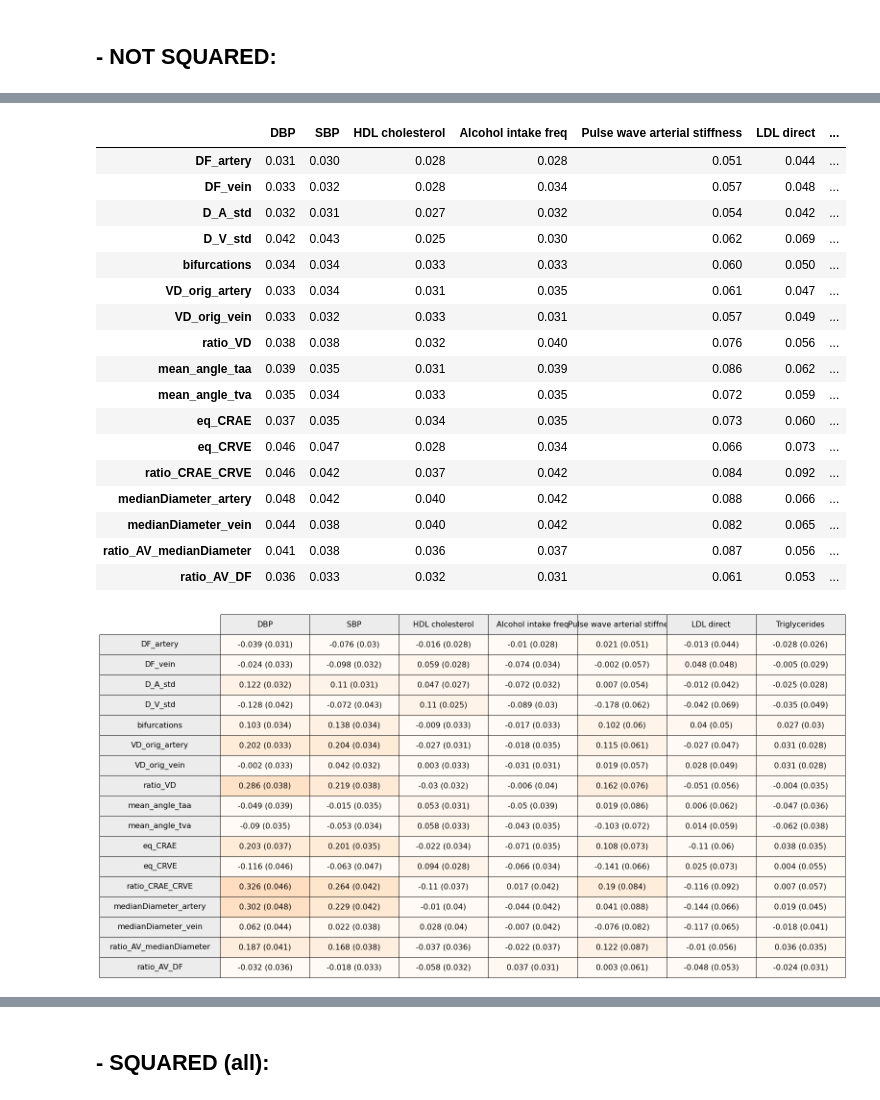
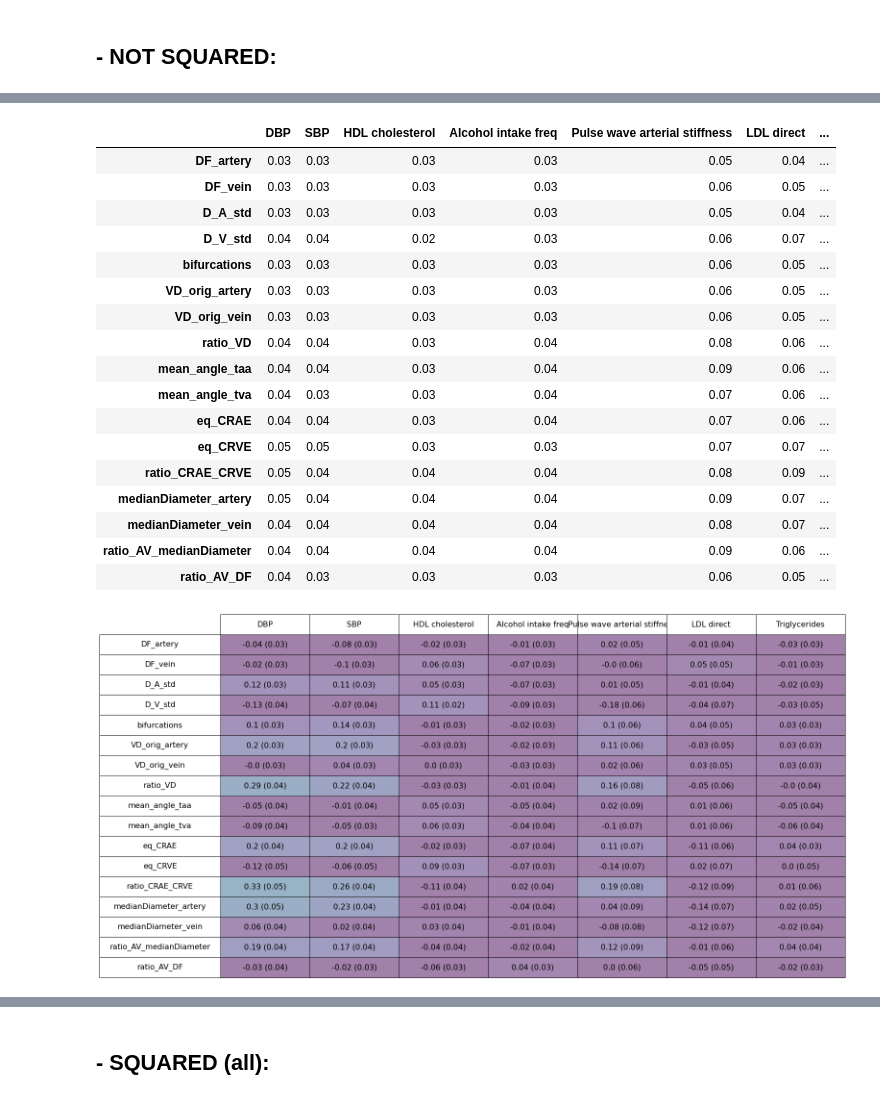
Before and after one commit to BergmannLab/retina-phenotypes, a Jupyter notebook: complementary/GWAS_postprocessing/ldsr_correlation/gcorr_diseases_ldsr.ipynb, the cells around one changed output, grey strips where cells are left out. Drawn from its saved outputs; the diff is of its cells as text; code cells hidden in the pictures.

```diff
--- a/complementary/GWAS_postprocessing/ldsr_correlation/gcorr_diseases_ldsr.ipynb
+++ b/complementary/GWAS_postprocessing/ldsr_correlation/gcorr_diseases_ldsr.ipynb
@@ -180,14 +180,14 @@ def read_ldsr(traits_files, traits_col_index):
                     #print(line)
                     split = line.split()
                     if('gencov:' in split):
-                        df_cov.iloc[i][j] = round(float(split[ split.index('gencov:') +1 ]),3)
-                        df_cov.iloc[j][i] = round(float(split[ split.index('gencov:') +1 ]),3)
+                        df_cov.iloc[i][j] = round(float(split[ split.index('gencov:') +1 ]),2)
+                        df_cov.iloc[j][i] = round(float(split[ split.index('gencov:') +1 ]),2)
                         #print(split)
                     if('Correlation:' in split):
                         #print(line)
                         #print(split)
-                        df_corr.iloc[i][j] = round(float(split[ split.index('Correlation:') +1 ]),3)
-                        df_corr.iloc[j][i] = round(float(split[ split.index('Correlation:') +1 ]),3)
+                        df_corr.iloc[i][j] = round(float(split[ split.index('Correlation:') +1 ]),2)
+                        df_corr.iloc[j][i] = round(float(split[ split.index('Correlation:') +1 ]),2)
                         #print(array2)
                         #print(split )
                         #print( df_corr.iloc[i][j], float(split[ split.index('Correlation:') +1 ]) )
@@ -244,58 +244,62 @@ for col in df_std_simpl.columns:
     df_std_simpl[col] = df_std_simpl[col].str.replace(")", "", regex=True)
 
 df_std_simpl = df_std_simpl.astype(float)
-df_std_simpl = df_std_simpl.round(3)
+df_std_simpl = df_std_simpl.round(2)
 df_std_simpl
 # %% [output]
 |  | DBP | SBP | HDL cholesterol | Alcohol intake freq | Pulse wave arterial stiffness | LDL direct | ... |
-| DF_artery | 0.031 | 0.030 | 0.028 | 0.028 | 0.051 | 0.044 | ... |
-| DF_vein | 0.033 | 0.032 | 0.028 | 0.034 | 0.057 | 0.048 | ... |
-| D_A_std | 0.032 | 0.031 | 0.027 | 0.032 | 0.054 | 0.042 | ... |
-| D_V_std | 0.042 | 0.043 | 0.025 | 0.030 | 0.062 | 0.069 | ... |
-| bifurcations | 0.034 | 0.034 | 0.033 | 0.033 | 0.060 | 0.050 | ... |
-| VD_orig_artery | 0.033 | 0.034 | 0.031 | 0.035 | 0.061 | 0.047 | ... |
-| VD_orig_vein | 0.033 | 0.032 | 0.033 | 0.031 | 0.057 | 0.049 | ... |
-| ratio_VD | 0.038 | 0.038 | 0.032 | 0.040 | 0.076 | 0.056 | ... |
-| mean_angle_taa | 0.039 | 0.035 | 0.031 | 0.039 | 0.086 | 0.062 | ... |
-| mean_angle_tva | 0.035 | 0.034 | 0.033 | 0.035 | 0.072 | 0.059 | ... |
-| eq_CRAE | 0.037 | 0.035 | 0.034 | 0.035 | 0.073 | 0.060 | ... |
-| eq_CRVE | 0.046 | 0.047 | 0.028 | 0.034 | 0.066 | 0.073 | ... |
-| ratio_CRAE_CRVE | 0.046 | 0.042 | 0.037 | 0.042 | 0.084 | 0.092 | ... |
-| medianDiameter_artery | 0.048 | 0.042 | 0.040 | 0.042 | 0.088 | 0.066 | ... |
-| medianDiameter_vein | 0.044 | 0.038 | 0.040 | 0.042 | 0.082 | 0.065 | ... |
-| ratio_AV_medianDiameter | 0.041 | 0.038 | 0.036 | 0.037 | 0.087 | 0.056 | ... |
-| ratio_AV_DF | 0.036 | 0.033 | 0.032 | 0.031 | 0.061 | 0.053 | ... |
+| DF_artery | 0.03 | 0.03 | 0.03 | 0.03 | 0.05 | 0.04 | ... |
+| DF_vein | 0.03 | 0.03 | 0.03 | 0.03 | 0.06 | 0.05 | ... |
+| D_A_std | 0.03 | 0.03 | 0.03 | 0.03 | 0.05 | 0.04 | ... |
+| D_V_std | 0.04 | 0.04 | 0.02 | 0.03 | 0.06 | 0.07 | ... |
+| bifurcations | 0.03 | 0.03 | 0.03 | 0.03 | 0.06 | 0.05 | ... |
+| VD_orig_artery | 0.03 | 0.03 | 0.03 | 0.03 | 0.06 | 0.05 | ... |
+| VD_orig_vein | 0.03 | 0.03 | 0.03 | 0.03 | 0.06 | 0.05 | ... |
+| ratio_VD | 0.04 | 0.04 | 0.03 | 0.04 | 0.08 | 0.06 | ... |
+| mean_angle_taa | 0.04 | 0.04 | 0.03 | 0.04 | 0.09 | 0.06 | ... |
+| mean_angle_tva | 0.04 | 0.03 | 0.03 | 0.04 | 0.07 | 0.06 | ... |
+| eq_CRAE | 0.04 | 0.04 | 0.03 | 0.04 | 0.07 | 0.06 | ... |
+| eq_CRVE | 0.05 | 0.05 | 0.03 | 0.03 | 0.07 | 0.07 | ... |
+| ratio_CRAE_CRVE | 0.05 | 0.04 | 0.04 | 0.04 | 0.08 | 0.09 | ... |
+| medianDiameter_artery | 0.05 | 0.04 | 0.04 | 0.04 | 0.09 | 0.07 | ... |
+| medianDiameter_vein | 0.04 | 0.04 | 0.04 | 0.04 | 0.08 | 0.07 | ... |
+| ratio_AV_medianDiameter | 0.04 | 0.04 | 0.04 | 0.04 | 0.09 | 0.06 | ... |
+| ratio_AV_DF | 0.04 | 0.03 | 0.03 | 0.03 | 0.06 | 0.05 | ... |
 # %%
 #print(df_reducida.columns, df_std.columns)
 df = df_corr_simpl.astype(str) + ' (' + df_std_simpl.astype(str)+ ')'
+
+
 
 df_corr_simpl_aux = df_corr_simpl.copy()
 df_corr_simpl_aux = df_corr_simpl_aux.astype(float)
 
 rcolors = plt.cm.Greys(np.full(len(df.index), 0.15))
 ccolors = plt.cm.Greys(np.full(len(df.columns), 0.15))
 fig, ax = plt.subplots()
 fig.patch.set_visible(False)
 ax.axis('off')
 ax.axis('tight')
 #create table
 table = ax.table(cellText=df.values,
-                 rowColours=rcolors,
+                 #rowColours=rcolors,
                  colLabels=df.columns,
                  rowLabels=df.index,
-                 colColours=ccolors,
+                 #colColours=ccolors,
                  rowLoc='center',
                  colLoc='center',
                  cellLoc='center',
-                 cellColours=plt.cm.Oranges(df_corr_simpl_aux.values, alpha=0.5),
+                 cellColours=plt.cm.viridis(df_corr_simpl_aux.values, alpha=0.5),
                  loc='center',
                  fontsize=16,
                  colWidths=[0.15 for x in df.columns])
+
+
 table.auto_set_font_size(False)
 table.set_fontsize(16)
 table.scale(3.7, 3.5) # make table a little bit larger
 fig.tight_layout()
 #plt.show()
 #fig.savefig(save_dir+str(DATE)+'_'+'ventile'+str(ventile_num)+'_diseases_gcorr.pdf', bbox_inches='tight',dpi=250)
 # %% [output]
-[figure, old version]
+[figure, new version]
```
Also changed, not shown: parts of 3 cells of this notebook, 2 other files.
